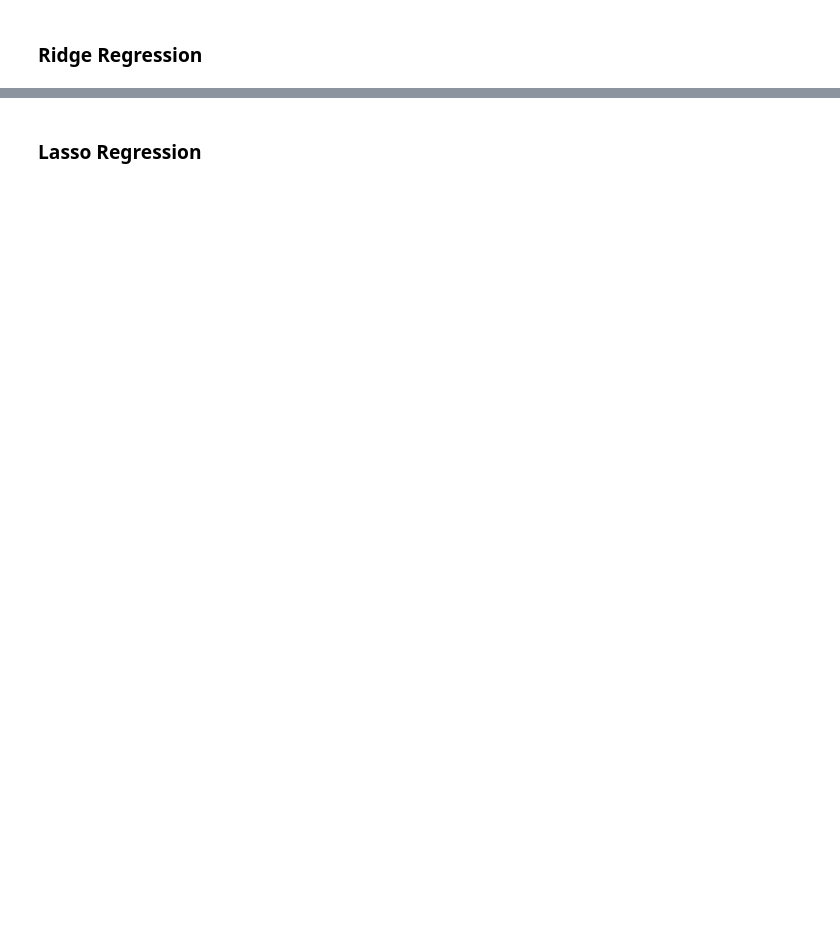
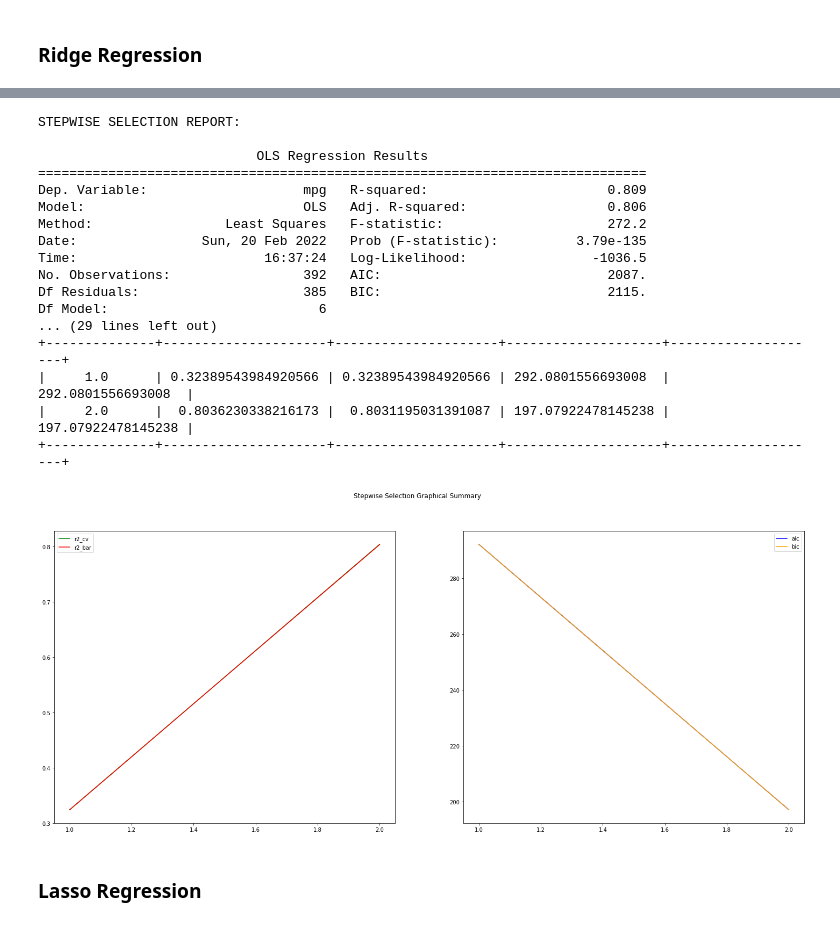
Before and after one commit to sking115422/DS2_P1, a Jupyter notebook: python/auto_mpg.ipynb, the cells around one changed output, grey strips where cells are left out. Drawn from its saved outputs; the diff is of its cells as text; code cells hidden in the pictures; blank space fills up the shorter version.

```diff
--- a/python/auto_mpg.ipynb
+++ b/python/auto_mpg.ipynb
@@ -43,3 +167,24 @@ backwardSelection(ridge, X, y)
+# %%
+stepwiseSelection(ridge, X, y)
+# %% [output]
+STEPWISE SELECTION REPORT:
+
+                            OLS Regression Results
+==============================================================================
+Dep. Variable:                    mpg   R-squared:                       0.809
+Model:                            OLS   Adj. R-squared:                  0.806
+Method:                 Least Squares   F-statistic:                     272.2
+Date:                Sun, 20 Feb 2022   Prob (F-statistic):          3.79e-135
+Time:                        16:37:24   Log-Likelihood:                -1036.5
+No. Observations:                 392   AIC:                             2087.
+Df Residuals:                     385   BIC:                             2115.
+Df Model:                           6
+... (29 lines left out)
++--------------+---------------------+---------------------+--------------------+--------------------+
+|     1.0      | 0.32389543984920566 | 0.32389543984920566 | 292.0801556693008  | 292.0801556693008  |
+|     2.0      |  0.8036230338216173 |  0.8031195031391087 | 197.07922478145238 | 197.07922478145238 |
++--------------+---------------------+---------------------+--------------------+--------------------+
+[figure, added]
 # %% [markdown]
 ### Lasso Regression
 # %%
```
Also changed, not shown: parts of 13 cells of this notebook, 1 other file.
